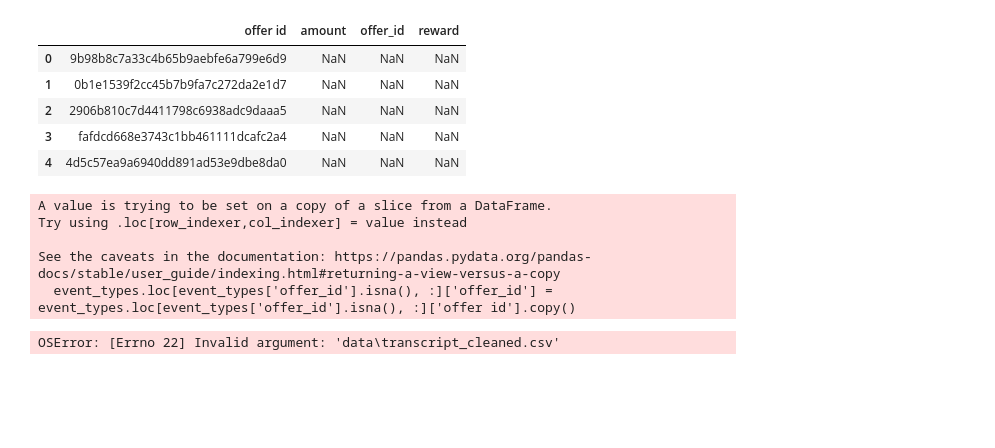
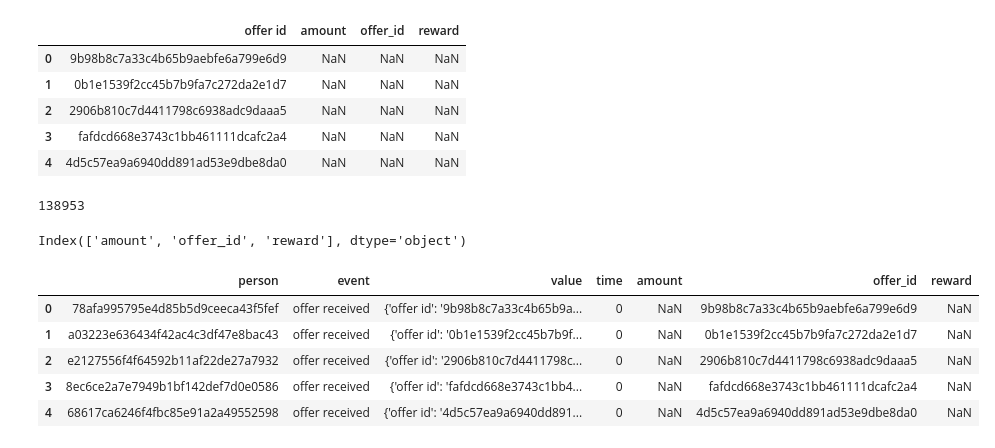
Before and after one commit to dletoneiva/recs_with_starbucks, a Jupyter notebook: data_wrangling.ipynb, the cells around one changed output. Cells and saved outputs as stored; diff of their text form; code cells hidden in the pictures; blank space fills up the shorter version.

Commit message:
data cleaning temporarilly finished

```diff
--- a/data_wrangling.ipynb
+++ b/data_wrangling.ipynb
@@ -290,11 +318,7 @@ event_types.head()
 | 3 | fafdcd668e3743c1bb461111dcafc2a4 | NaN | NaN | NaN |
 | 4 | 4d5c57ea9a6940dd891ad53e9dbe8da0 | NaN | NaN | NaN |
 # %%
- # get values from offer_id to offer
-event_types.loc[event_types['offer_id'].isna(), :]['offer_id'] = event_types.loc[event_types['offer_id'].isna(), :]['offer id'].copy()
+ # get values from offer id to offer_id
+event_offer_clean = event_types.copy()
+missing_vals = event_offer_clean.loc[event_offer_clean['offer_id'].isna(), 'offer id']
+event_offer_clean.loc[event_offer_clean['offer_id'].isna(), 'offer_id'] = missing_vals
-# %% [output]
-A value is trying to be set on a copy of a slice from a DataFrame.
-Try using .loc[row_indexer,col_indexer] = value instead
-
-See the caveats in the documentation: https://pandas.pydata.org/pandas-docs/stable/user_guide/indexing.html#returning-a-view-versus-a-copy
-  event_types.loc[event_types['offer_id'].isna(), :]['offer_id'] = event_types.loc[event_types['offer_id'].isna(), :]['offer id'].copy()
@@ -303,5 +325,23 @@ event_types = event_types.drop['offer id']
+# %%
+# test if it worked (this should be less than 272955)
+value.loc[event_offer_clean['offer_id'].isna()]['offer_id'].isna().sum()
+# %% [output]
+138953
+# %%
+event_types_clean = event_offer_clean.drop('offer id', axis=1)
+event_types_clean.columns
+# %% [output]
+Index(['amount', 'offer_id', 'reward'], dtype='object')
+# %%
+transcript_clean = pd.concat([transcript, event_types_clean], axis=1)
+transcript_clean.head()
+# %% [output]
+|  | person | event | value | time | amount | offer_id | reward |
+| 0 | 78afa995795e4d85b5d9ceeca43f5fef | offer received | {'offer id': '9b98b8c7a33c4b65b9a... | 0 | NaN | 9b98b8c7a33c4b65b9aebfe6a799e6d9 | NaN |
+| 1 | a03223e636434f42ac4c3df47e8bac43 | offer received | {'offer id': '0b1e1539f2cc45b7b9f... | 0 | NaN | 0b1e1539f2cc45b7b9fa7c272da2e1d7 | NaN |
+| 2 | e2127556f4f64592b11af22de27a7932 | offer received | {'offer id': '2906b810c7d4411798c... | 0 | NaN | 2906b810c7d4411798c6938adc9daaa5 | NaN |
+| 3 | 8ec6ce2a7e7949b1bf142def7d0e0586 | offer received | {'offer id': 'fafdcd668e3743c1bb4... | 0 | NaN | fafdcd668e3743c1bb461111dcafc2a4 | NaN |
+| 4 | 68617ca6246f4fbc85e91a2a49552598 | offer received | {'offer id': '4d5c57ea9a6940dd891... | 0 | NaN | 4d5c57ea9a6940dd891ad53e9dbe8da0 | NaN |
 # %%
 # save to a file
-transcript_cleaned.to_csv('data\transcript_cleaned.csv',index=False)
+transcript_clean.to_csv('data\\transcript_clean.csv', index=False)
-# %% [output]
-OSError: [Errno 22] Invalid argument: 'data\transcript_cleaned.csv'
```
Also changed, not shown: parts of 11 cells of this notebook, 3 other files.
